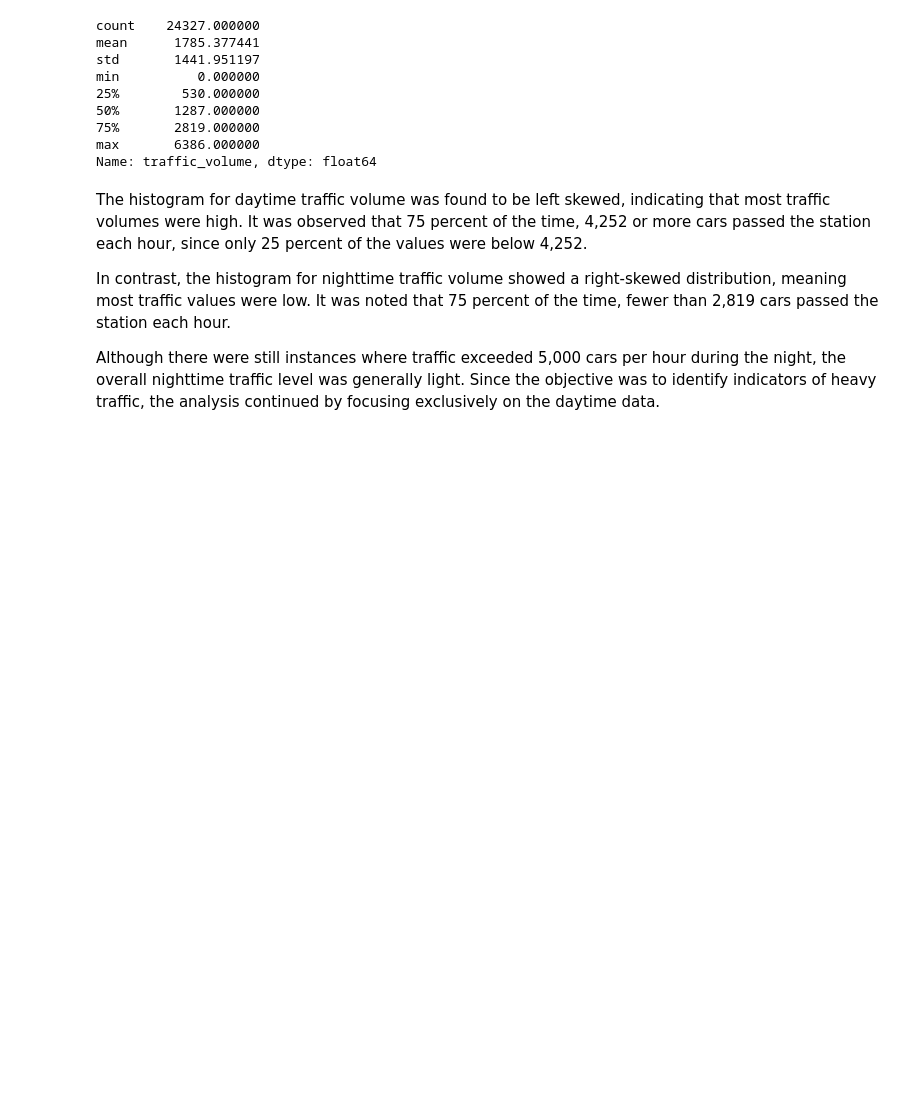
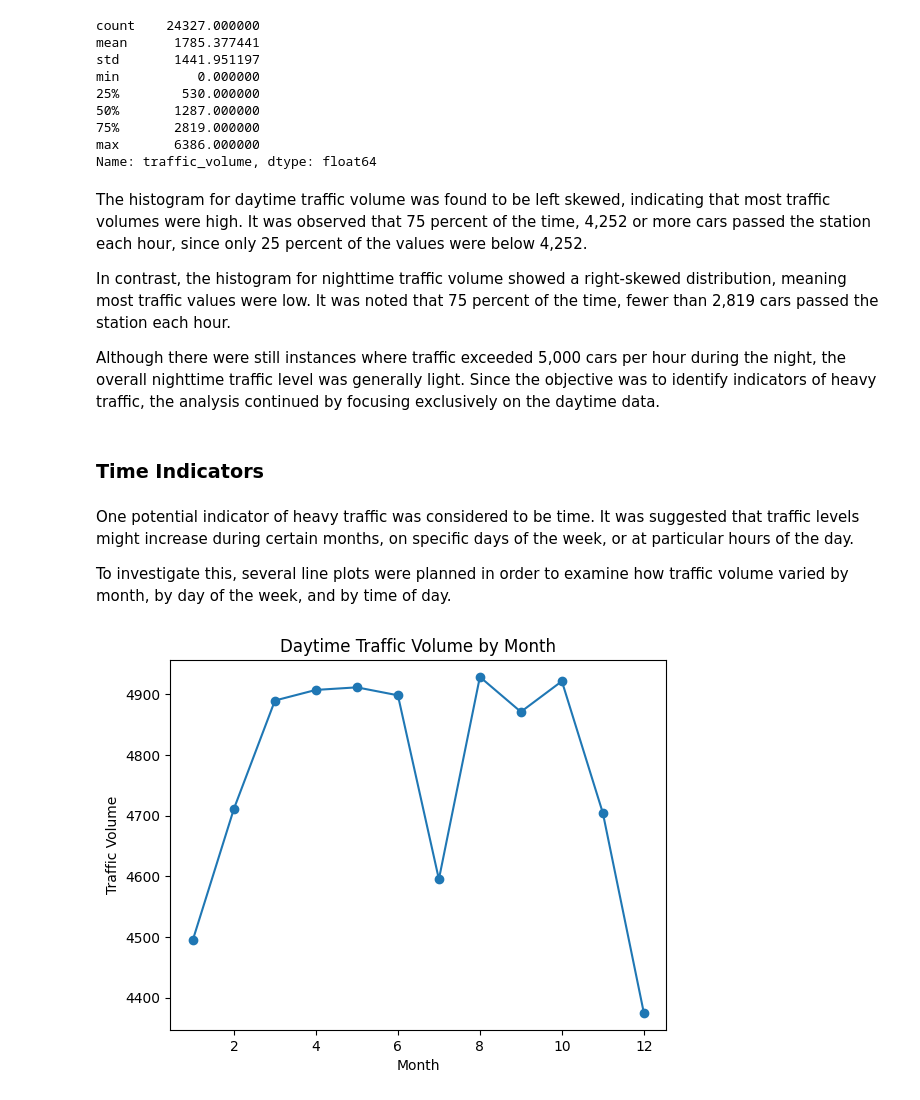
Before and after one commit to dilasha-ghimire/Finding-Heavy-Traffic-Indicators-on-I94, a Jupyter notebook: Basics.ipynb, the cells around one changed output. Drawn from its saved outputs; the diff is of its cells as text; code cells hidden in the pictures; blank space fills up the shorter version.

Commit message:
chore: add line plots for monthly and yearly traffic patterns

```diff
--- a/Basics.ipynb
+++ b/Basics.ipynb
@@ -192,3 +192,19 @@ The histogram for daytime traffic volume was found to be left skewed, indicating
 In contrast, the histogram for nighttime traffic volume showed a right-skewed distribution, meaning most traffic values were low. It was noted that 75 percent of the time, fewer than 2,819 cars passed the station each hour.
 
 Although there were still instances where traffic exceeded 5,000 cars per hour during the night, the overall nighttime traffic level was generally light. Since the objective was to identify indicators of heavy traffic, the analysis continued by focusing exclusively on the daytime data.
+# %% [markdown]
+### Time Indicators
+# %% [markdown]
+One potential indicator of heavy traffic was considered to be time. It was suggested that traffic levels might increase during certain months, on specific days of the week, or at particular hours of the day.
+
+To investigate this, several line plots were planned in order to examine how traffic volume varied by month, by day of the week, and by time of day.
+# %%
+day['month'] = day['date_time'].dt.month
+by_month = day.groupby('month').mean(numeric_only=True)
+plt.plot(by_month['traffic_volume'], marker='o')
+plt.title('Daytime Traffic Volume by Month')
+plt.xlabel('Month')
+plt.ylabel('Traffic Volume')
+plt.show()
+# %% [output]
+[figure, added]
```
Also changed, not shown: parts of 3 cells of this notebook.
